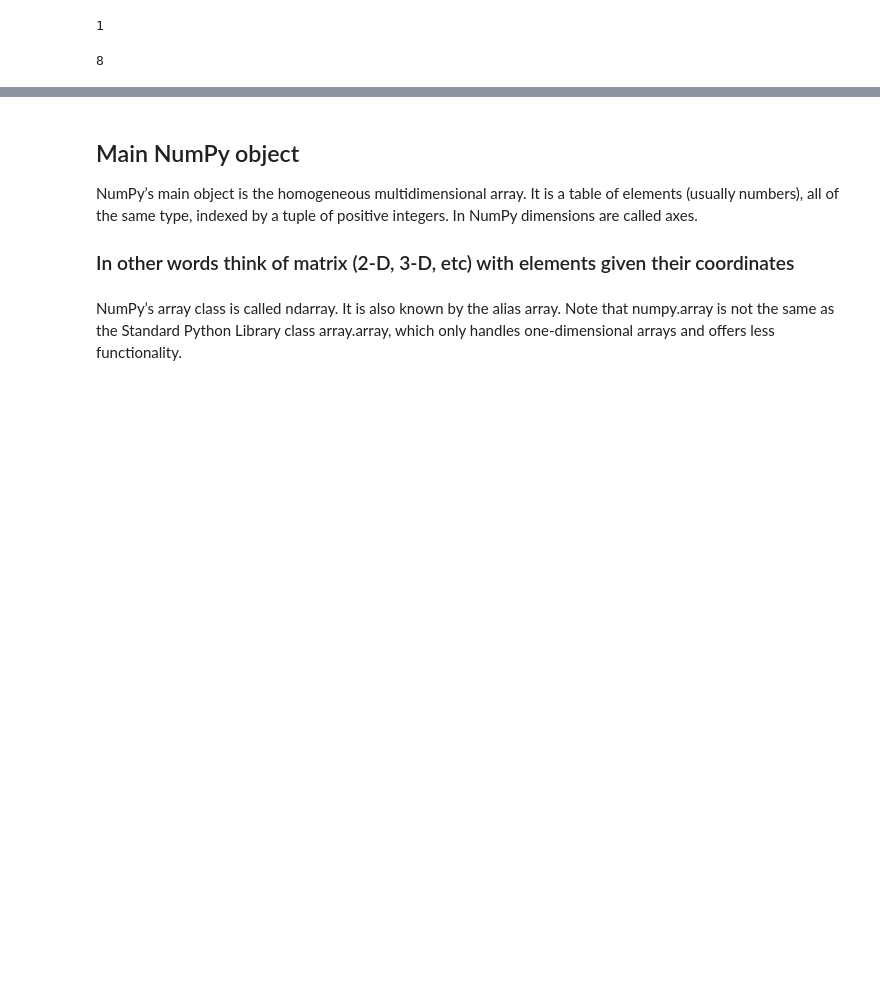
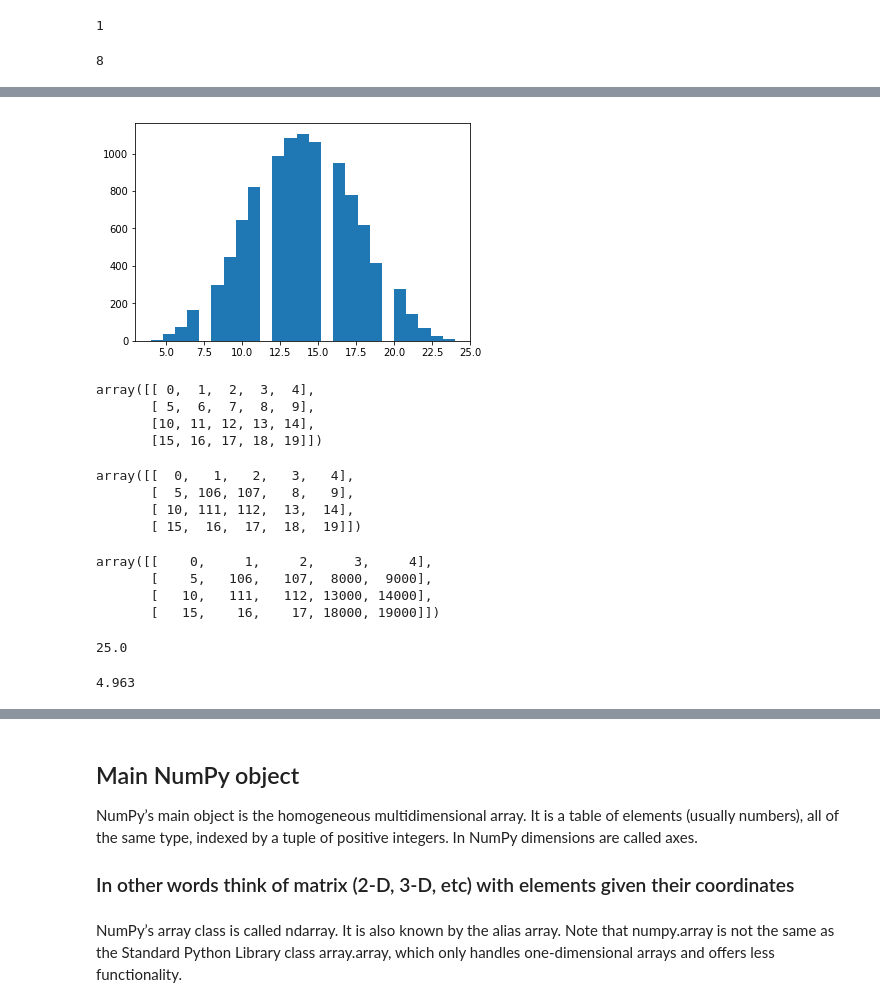
Before and after one commit to ValRCS/RCS_Python_11, a Jupyter notebook: NumPy/Python NumPy_in_class_2019.ipynb, the cells around one changed output, grey strips where cells are left out. Saved outputs shown, nothing was run; the diff lists cells and outputs as text; code cells hidden in the pictures; blank space fills up the shorter version.

```diff
--- a/NumPy/Python NumPy_in_class_2019.ipynb
+++ b/NumPy/Python NumPy_in_class_2019.ipynb
@@ -389,0 +360,37 @@ np.sum(a > 11 )
+# %%
+d10k = np.random.randint(1,7,10000) + np.random.randint(1,7,10000) + np.random.randint(1,7,10000) + np.random.randint(1,7,10000)
+plt.hist(d10k, bins=25)
+plt.show()
+# %% [output]
+[figure, added]
+# %%
+a
+# %% [output]
+array([[ 0,  1,  2,  3,  4],
+       [ 5,  6,  7,  8,  9],
+       [10, 11, 12, 13, 14],
+       [15, 16, 17, 18, 19]])
+# %%
+a[1:3,1:3] += 100
+a
+# %% [output]
+array([[  0,   1,   2,   3,   4],
+       [  5, 106, 107,   8,   9],
+       [ 10, 111, 112,  13,  14],
+       [ 15,  16,  17,  18,  19]])
+# %%
+a[-3:,-2:] *= 1000
+a
+# %% [output]
+array([[    0,     1,     2,     3,     4],
+       [    5,   106,   107,  8000,  9000],
+       [   10,   111,   112, 13000, 14000],
+       [   15,    16,    17, 18000, 19000]])
+# %%
+np.full((3,5), 25)
+# %% [output]
+25.0
+# %%
+np.random.randint(1,10, 1000).mean()
+# %% [output]
+4.963
```
Also changed, not shown: parts of 412 cells of this notebook, 2 other files.
